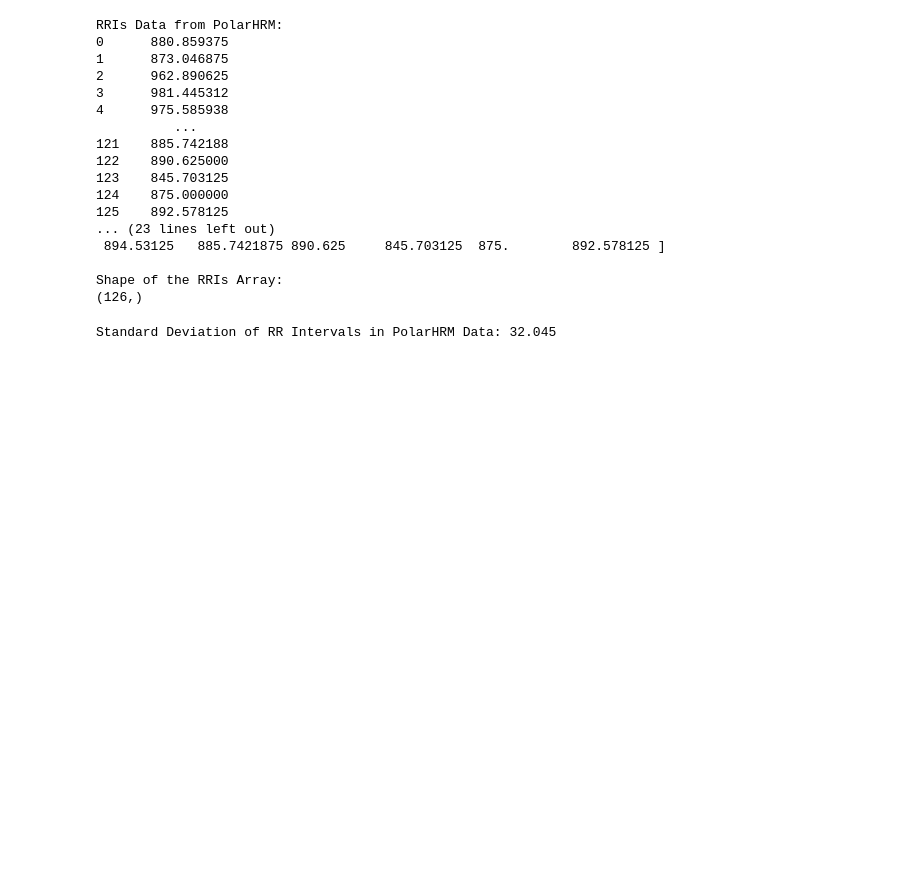
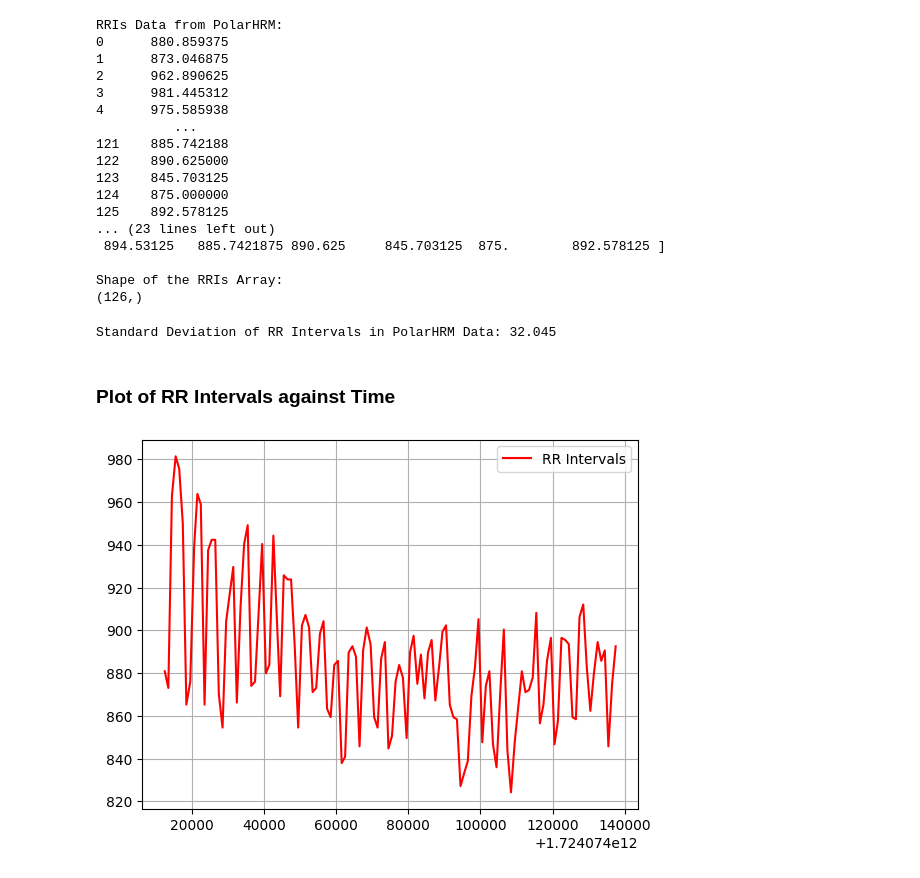
Before and after one commit to Showmick119/Benchmarking-Signal-Processing-Packages, a Jupyter notebook: practice.ipynb, the cells around one changed output. Saved outputs shown, nothing was run; the diff lists cells and outputs as text; code cells hidden in the pictures; blank space fills up the shorter version.

Commit message:
Plot RR Intervals against Time

```diff
--- a/practice.ipynb
+++ b/practice.ipynb
@@ -118,3 +118,12 @@ SDNN = std_rris
 print(f"Standard Deviation of RR Intervals in PolarHRM Data: {SDNN:.3f}")
 # %% [output]
 Standard Deviation of RR Intervals in PolarHRM Data: 32.045
+# %% [markdown]
+### **Plot of RR Intervals against Time**
+# %%
+plt.plot(x_axis, rris_column, c='r', label='RR Intervals')
+plt.grid()
+plt.legend()
+plt.show()
+# %% [output]
+[figure, added]
```
